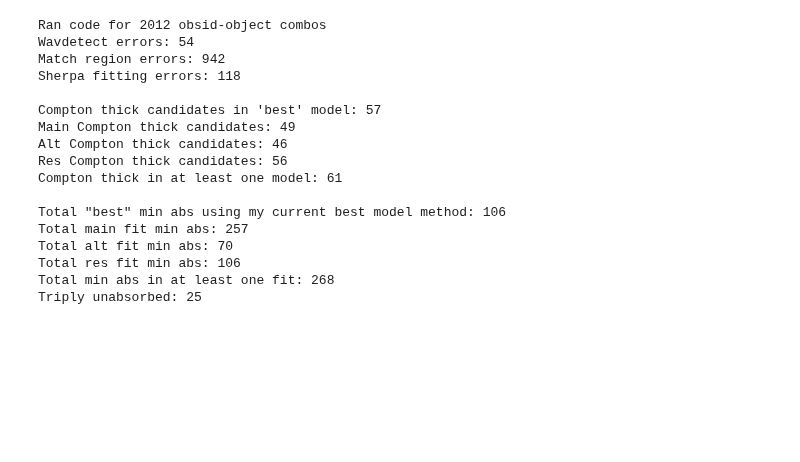
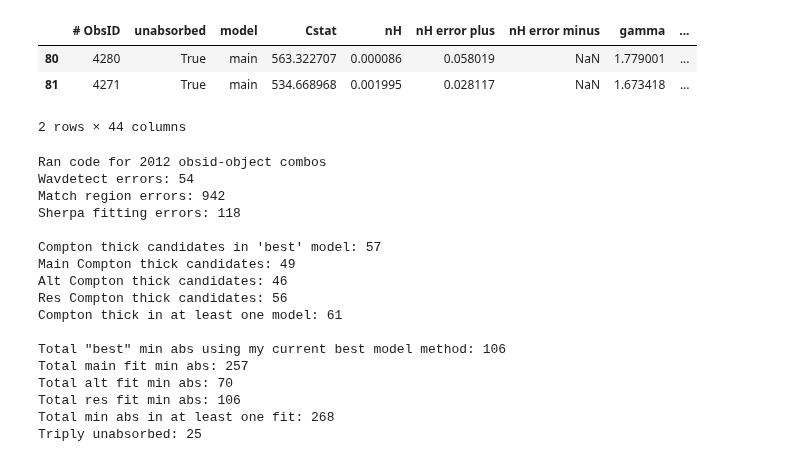
Before and after one commit to kciurleo/AGN, a Jupyter notebook: sherpa_fitting_code/solving_my_own_mysteries.ipynb, the cells around one changed output. Drawn from its saved outputs; the diff is of its cells as text; code cells hidden in the pictures; blank space fills up the shorter version.

```diff
--- a/sherpa_fitting_code/solving_my_own_mysteries.ipynb
+++ b/sherpa_fitting_code/solving_my_own_mysteries.ipynb
@@ -27,6 +27,13 @@ final_full = pd.read_csv('/opt/pwdata/katie/csc2.1/final_data/final_info_full.cs
 
 #from before for bpt
 full_point_sources=pd.read_csv('/Users/kciurleo/Documents/kciurleo/AGN/csvs/full_point_sources.csv')
+# %%
+final_min_abs.loc[final_min_abs['CXO name']=='2CXO J142841.1+323222']
+# %% [output]
+|  | # ObsID | unabsorbed | model | Cstat | nH | nH error plus | nH error minus | gamma | ... |
+| 80 | 4280 | True | main | 563.322707 | 0.000086 | 0.058019 | NaN | 1.779001 | ... |
+| 81 | 4271 | True | main | 534.668968 | 0.001995 | 0.028117 | NaN | 1.673418 | ... |
+2 rows × 44 columns
 # %%
 #Get total repositories, tells us how many combos of obsid and target there are
 total = [file for file in os.listdir('/opt/pwdata/katie/csc2.1') if not file.startswith('._')]
```
Also changed, not shown: 1 other file.
